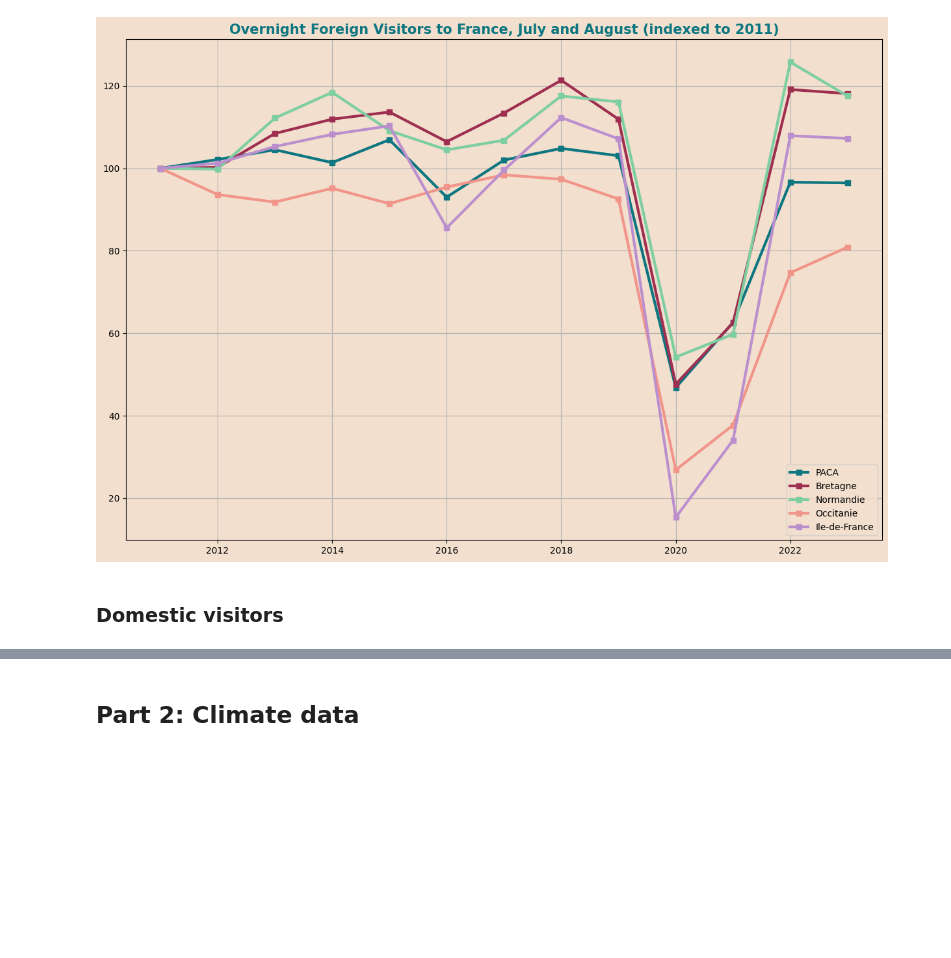
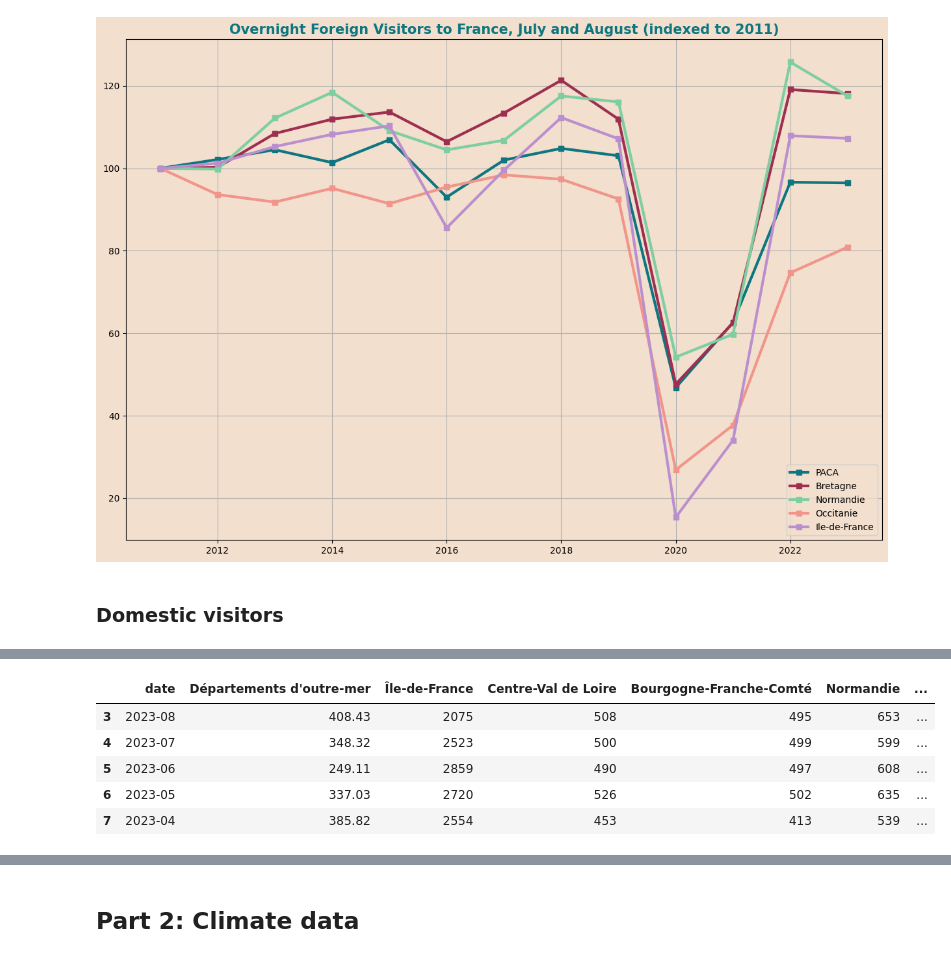
Before and after one commit to hbburke/France-Tourism, a Jupyter notebook: tourism.ipynb, the cells around one changed output, grey strips where cells are left out. Cells and saved outputs as stored; diff of their text form; code cells hidden in the pictures; blank space fills up the shorter version.

```diff
--- a/tourism.ipynb
+++ b/tourism.ipynb
@@ -28,0 +17,4 @@ tourists.head(10)
+# %%
+url1 = "https://raw.githubusercontent.com/hbburke/France-Tourism/main/foreign/valeurs_mensuelles.csv"
+foreign = pd.read_csv(url1, sep=';')
+foreign.head(10)
@@ -223,7 +227,7 @@ ax.patch.set_facecolor('#F2DFCE')
 # %% [output]
 [figure]
 # %%
-yearly = pd.read_csv('valeurs_mensuelles.csv', sep=';')
+yearly = pd.read_csv(url1, sep=';')
 
 columns_to_drop = yearly.filter(like='Codes').columns
 yearly.drop(columns_to_drop, inplace=True, axis=1)
@@ -522,0 +516,18 @@ ax.patch.set_facecolor('#F2DFCE')
+# %%
+columns_to_drop = residents.filter(like='Codes').columns
+residents.drop(columns_to_drop, inplace=True, axis=1)
+residents = residents.iloc[3:]
+
+n_chars = 40
+new_cols = {col: col[n_chars:] for col in residents.columns}
+residents.rename(columns=new_cols, inplace=True)
+residents = residents.rename(columns={residents.columns[0]: 'date'})
+
+residents.head()
+# %% [output]
+|  | date | Départements d'outre-mer | Île-de-France | Centre-Val de Loire | Bourgogne-Franche-Comté | Normandie | ... |
+| 3 | 2023-08 | 408.43 | 2075 | 508 | 495 | 653 | ... |
+| 4 | 2023-07 | 348.32 | 2523 | 500 | 499 | 599 | ... |
+| 5 | 2023-06 | 249.11 | 2859 | 490 | 497 | 608 | ... |
+| 6 | 2023-05 | 337.03 | 2720 | 526 | 502 | 635 | ... |
+| 7 | 2023-04 | 385.82 | 2554 | 453 | 413 | 539 | ... |
```
Also changed, not shown: parts of 20 cells of this notebook.
